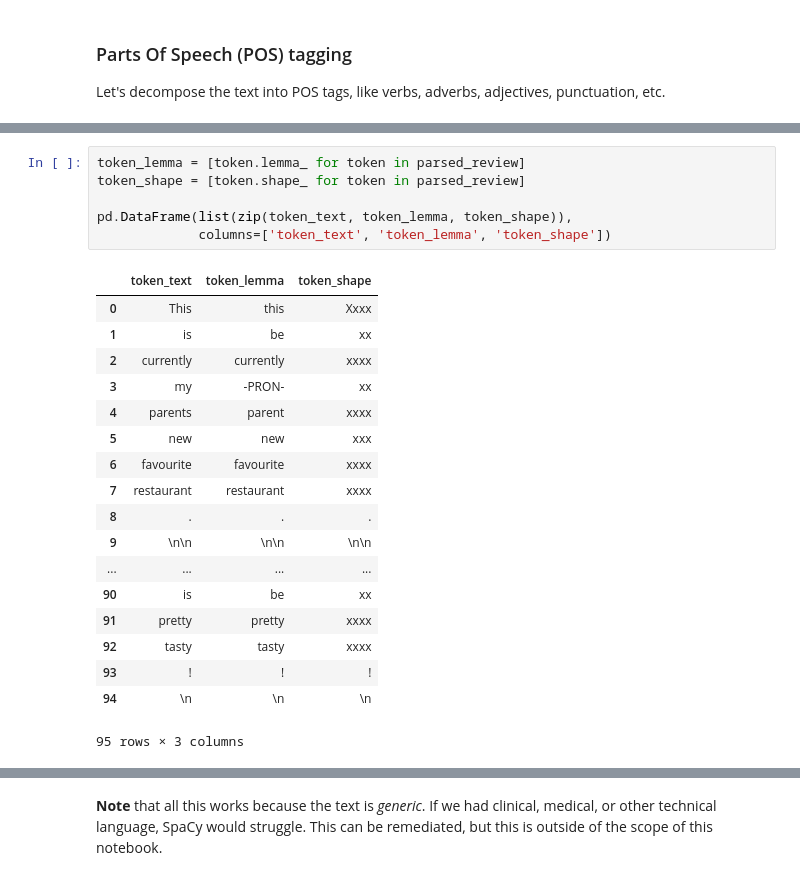
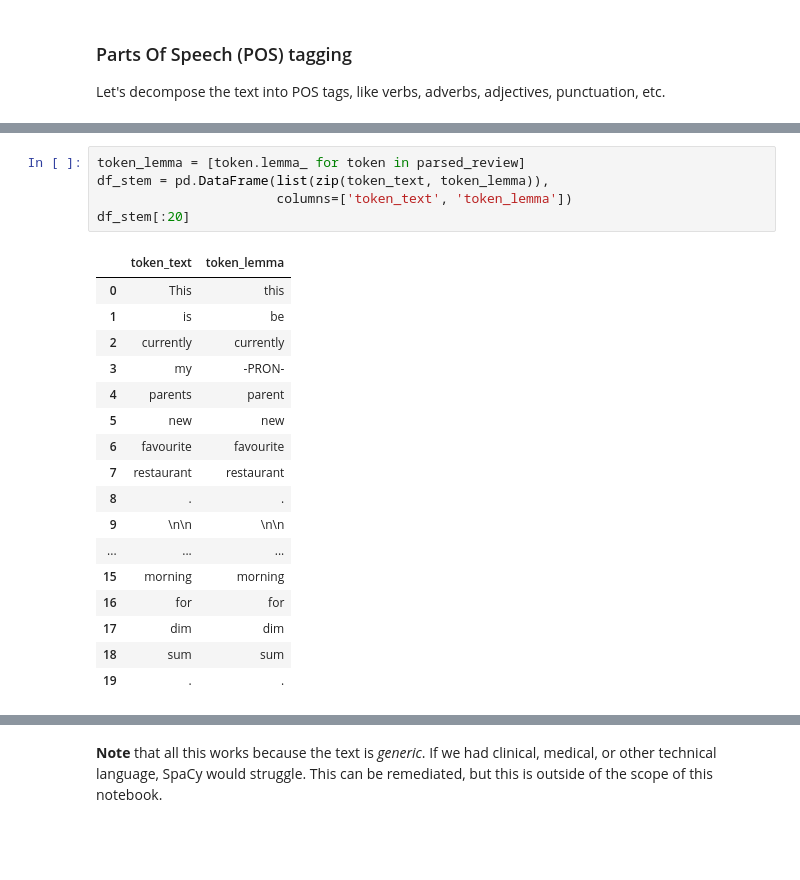
Before and after one commit to gdario/pcs_minicourse, a Jupyter notebook: PCS-Course Yelp Demo.ipynb, the cells around one changed output, grey strips where cells are left out. Saved outputs shown, nothing was run; the diff lists cells and outputs as text; blank space fills up the shorter version.

```diff
--- a/PCS-Course Yelp Demo.ipynb
+++ b/PCS-Course Yelp Demo.ipynb
@@ -235,25 +256,23 @@ Note that `is` is lemmatized into `be`. Plurals are stemmed into singulars.
 # %%
 token_lemma = [token.lemma_ for token in parsed_review]
-token_shape = [token.shape_ for token in parsed_review]
-
-pd.DataFrame(list(zip(token_text, token_lemma, token_shape)),
-             columns=['token_text', 'token_lemma', 'token_shape'])
+df_stem = pd.DataFrame(list(zip(token_text, token_lemma)),
+                       columns=['token_text', 'token_lemma'])
+df_stem[:20]
 # %% [output]
-|  | token_text | token_lemma | token_shape |
-| 0 | This | this | Xxxx |
-| 1 | is | be | xx |
-| 2 | currently | currently | xxxx |
-| 3 | my | -PRON- | xx |
-| 4 | parents | parent | xxxx |
-| 5 | new | new | xxx |
-| 6 | favourite | favourite | xxxx |
-| 7 | restaurant | restaurant | xxxx |
-| 8 | . | . | . |
-| 9 | \n\n | \n\n | \n\n |
-| ... | ... | ... | ... |
-| 90 | is | be | xx |
-| 91 | pretty | pretty | xxxx |
-| 92 | tasty | tasty | xxxx |
-| 93 | ! | ! | ! |
-| 94 | \n | \n | \n |
+|  | token_text | token_lemma |
+| 0 | This | this |
+| 1 | is | be |
+| 2 | currently | currently |
+| 3 | my | -PRON- |
+| 4 | parents | parent |
+| 5 | new | new |
+| 6 | favourite | favourite |
+| 7 | restaurant | restaurant |
+| 8 | . | . |
+| 9 | \n\n | \n\n |
+| ... | ... | ... |
+| 15 | morning | morning |
+| 16 | for | for |
+| 17 | dim | dim |
+| 18 | sum | sum |
+| 19 | . | . |
-95 rows × 3 columns
```
Also changed, not shown: parts of 58 cells of this notebook.
